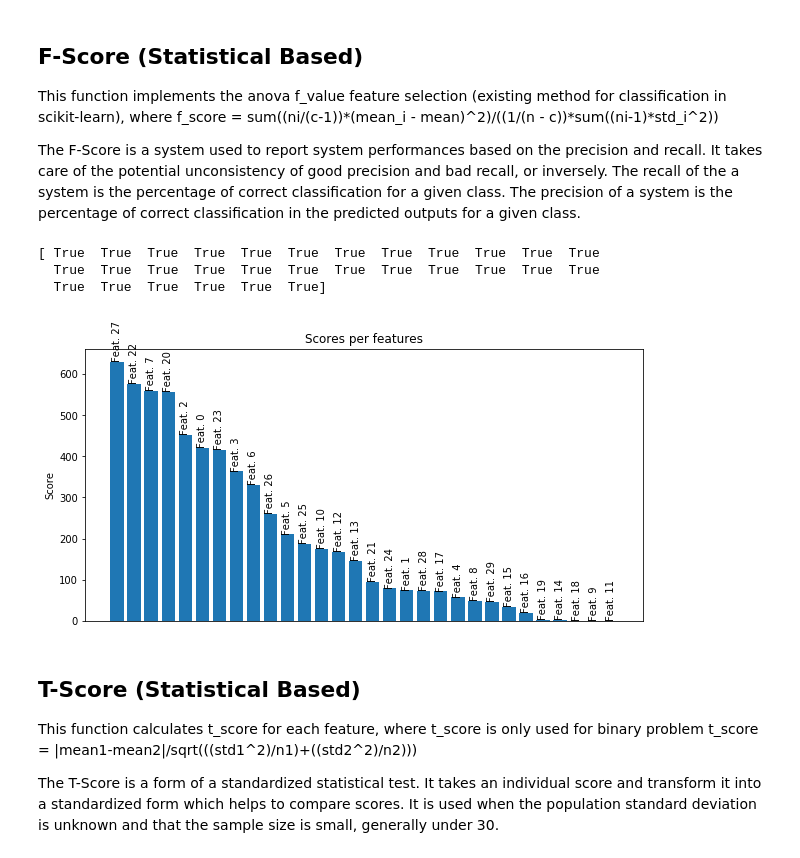
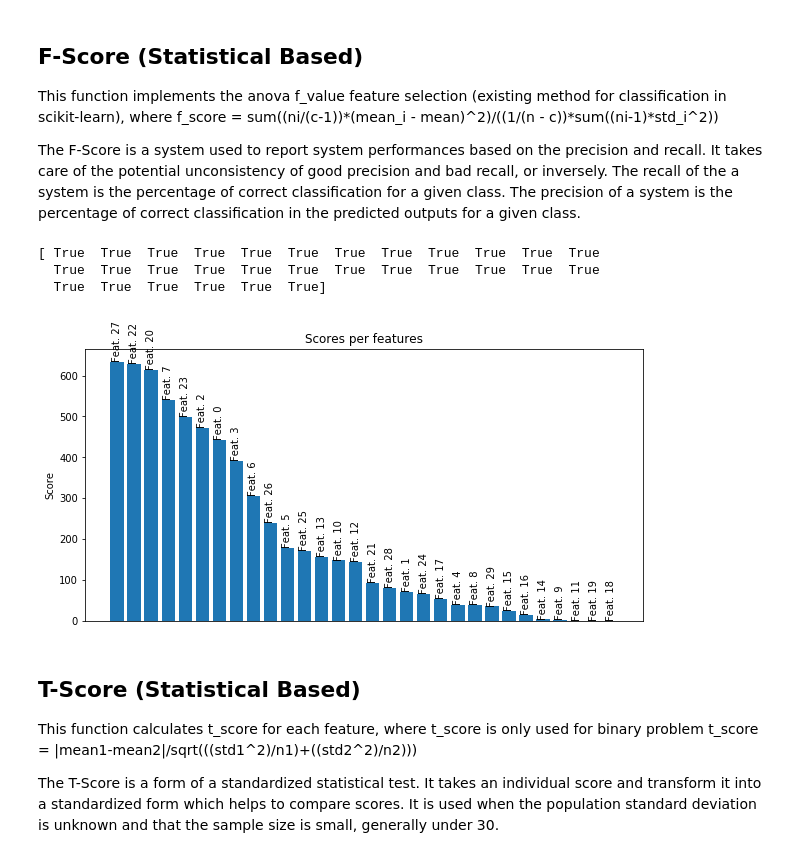
Before and after one commit to Penguinazor/mse.mldb.lab2, a Jupyter notebook: part_2/02-WDBC.ipynb, the cells around one changed output. Cells and saved outputs as stored; diff of their text form; code cells hidden in the pictures.

```diff
--- a/part_2/02-WDBC.ipynb
+++ b/part_2/02-WDBC.ipynb
@@ -127,16 +126,16 @@ The F-Score is a system used to report system performances based on the precisio
 # %%
 from skfeature.function.statistical_based import f_score
 
 score_f_score = f_score.f_score(X_train, y_train)
-idx_f_score = f_score.feature_ranking(score_fisher)
+idx_f_score = f_score.feature_ranking(score_f_score)
 
 plot_importances(idx_f_score, score_f_score)
 compare_importances(idx_fisher,idx_f_score)
 # %% [output]
 [ True  True  True  True  True  True  True  True  True  True  True  True
   True  True  True  True  True  True  True  True  True  True  True  True
   True  True  True  True  True  True]
-[figure, old version]
+[figure, new version]
 # %% [markdown]
 ## T-Score (Statistical Based)
 This function calculates t_score for each feature, where t_score is only used for binary problem
```
Also changed, not shown: parts of 9 cells of this notebook, 2 other files.
